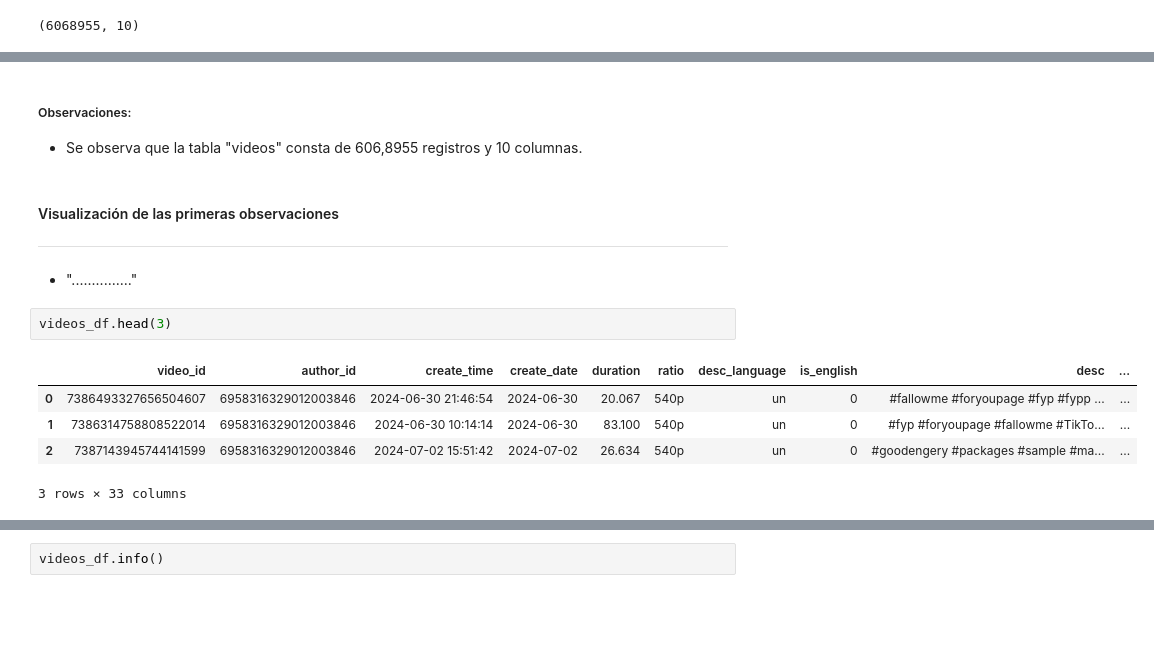
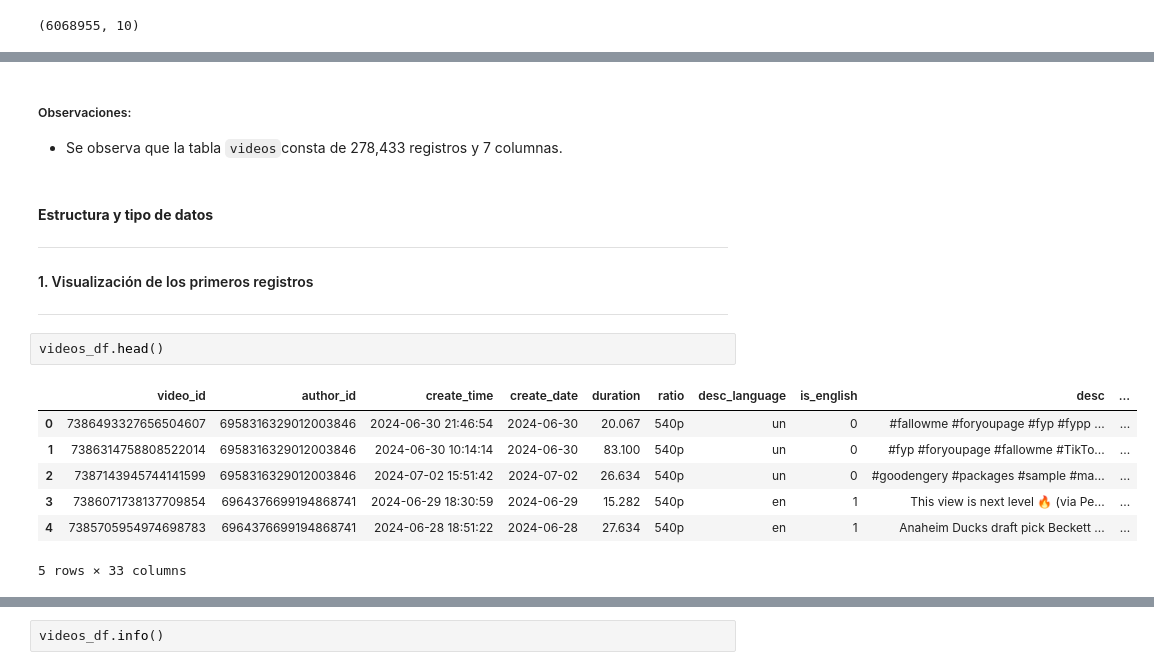
Before and after one commit to rocioph/TFM_Proyecto, a Jupyter notebook: Untitled.ipynb, the cells around one changed output, grey strips where cells are left out. Saved outputs shown, nothing was run; the diff lists cells and outputs as text; blank space fills up the shorter version.

Commit message:
Actualizacion Exploracion Inicial y Estructura Preprocesamiento y Limpieza

```diff
--- a/Untitled.ipynb
+++ b/Untitled.ipynb
@@ -174,16 +163,20 @@ creator_df.shape
 # %% [markdown]
 ##### Observaciones:
-* Se observa que la tabla "videos" consta de 606,8955 registros y 10 columnas.
+* Se observa que la tabla `videos`consta de 278,433 registros y 7 columnas.
 # %% [markdown]
-#### Visualización de las primeras observaciones
+#### **Estructura y tipo de datos**
 ---
-* "..............."
+
+#### 1. Visualización de los primeros registros
+---
 # %%
-videos_df.head(3)
+videos_df.head()
 # %% [output]
 |  | video_id | author_id | create_time | create_date | duration | ratio | desc_language | is_english | desc | ... |
 | 0 | 7386493327656504607 | 6958316329012003846 | 2024-06-30 21:46:54 | 2024-06-30 | 20.067 | 540p | un | 0 | #fallowme #foryoupage #fyp #fypp ... | ... |
 | 1 | 7386314758808522014 | 6958316329012003846 | 2024-06-30 10:14:14 | 2024-06-30 | 83.100 | 540p | un | 0 | #fyp #foryoupage #fallowme #TikTo... | ... |
 | 2 | 7387143945744141599 | 6958316329012003846 | 2024-07-02 15:51:42 | 2024-07-02 | 26.634 | 540p | un | 0 | #goodengery #packages #sample #ma... | ... |
+| 3 | 7386071738137709854 | 6964376699194868741 | 2024-06-29 18:30:59 | 2024-06-29 | 15.282 | 540p | en | 1 | This view is next level 🔥 (via Pe... | ... |
+| 4 | 7385705954974698783 | 6964376699194868741 | 2024-06-28 18:51:22 | 2024-06-28 | 27.634 | 540p | en | 1 | Anaheim Ducks draft pick Beckett ... | ... |
-3 rows × 33 columns
+5 rows × 33 columns
 # %%
```
Also changed, not shown: parts of 54 cells of this notebook.
